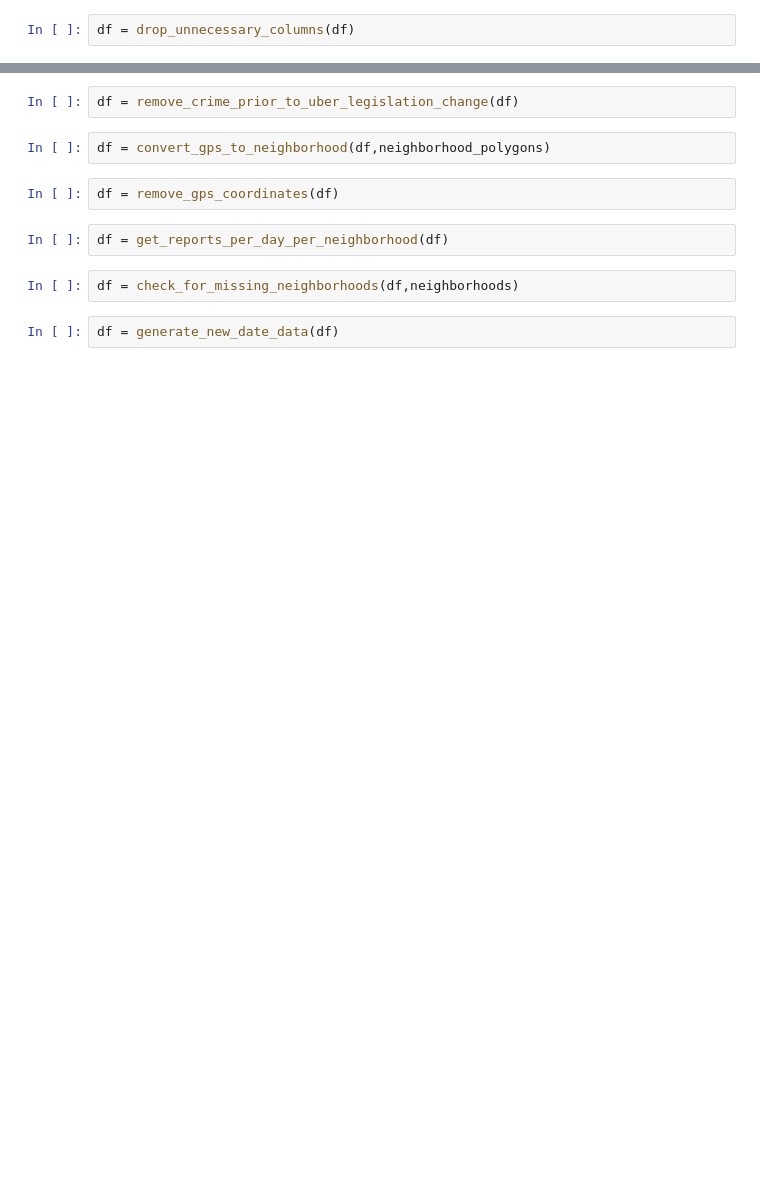
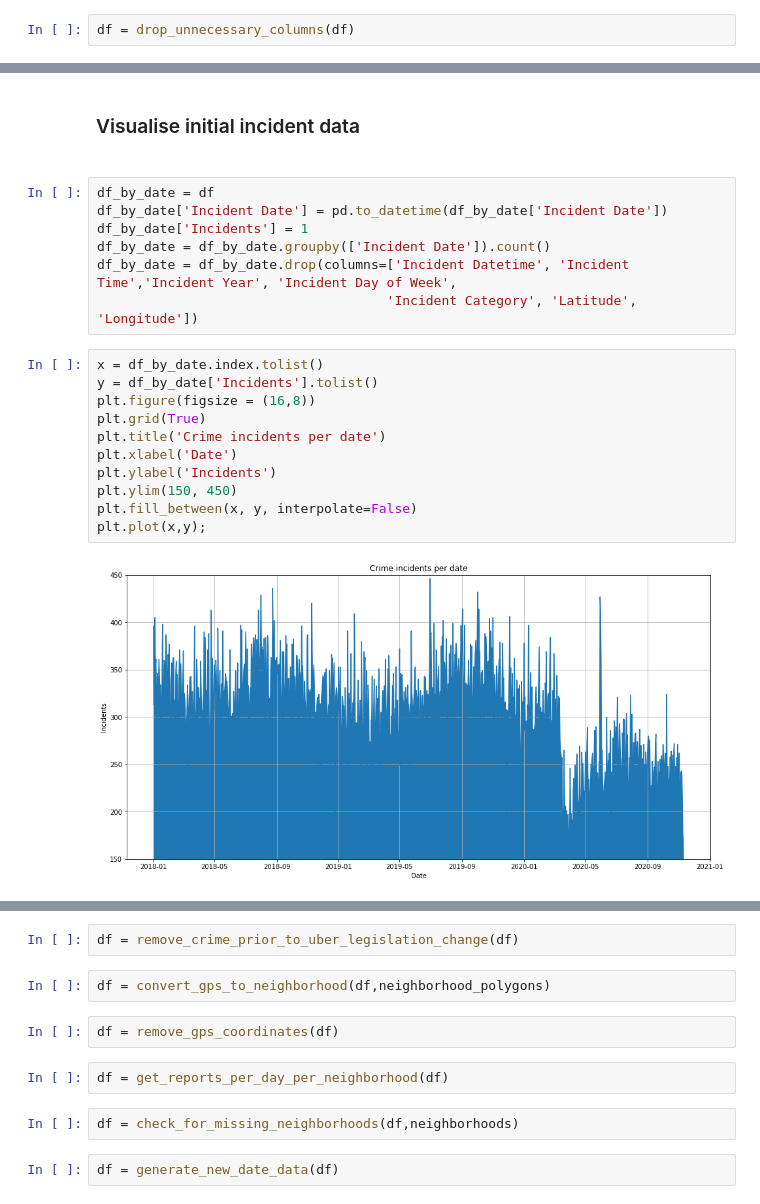
Before and after one commit to CBProgramming/CrimePrediction, a Jupyter notebook: 01 - Prepare SFPD data.ipynb, the cells around one changed output, grey strips where cells are left out. Saved outputs shown, nothing was run; the diff lists cells and outputs as text; blank space fills up the shorter version.

```diff
--- a/01 - Prepare SFPD data.ipynb
+++ b/01 - Prepare SFPD data.ipynb
@@ -256,0 +254,22 @@ Removing crimes categorised as:
+# %% [markdown]
+<h3> Visualise initial incident data <h3>
+# %%
+df_by_date = df
+df_by_date['Incident Date'] = pd.to_datetime(df_by_date['Incident Date'])
+df_by_date['Incidents'] = 1
+df_by_date = df_by_date.groupby(['Incident Date']).count()
+df_by_date = df_by_date.drop(columns=['Incident Datetime', 'Incident Time','Incident Year', 'Incident Day of Week',
+                                     'Incident Category', 'Latitude', 'Longitude'])
+# %%
+x = df_by_date.index.tolist()
+y = df_by_date['Incidents'].tolist()
+plt.figure(figsize = (16,8))
+plt.grid(True)
+plt.title('Crime incidents per date')
+plt.xlabel('Date')
+plt.ylabel('Incidents')
+plt.ylim(150, 450)
+plt.fill_between(x, y, interpolate=False)
+plt.plot(x,y);
+# %% [output]
+[figure, added]
```
Also changed, not shown: parts of 50 cells of this notebook, 35 other files.
